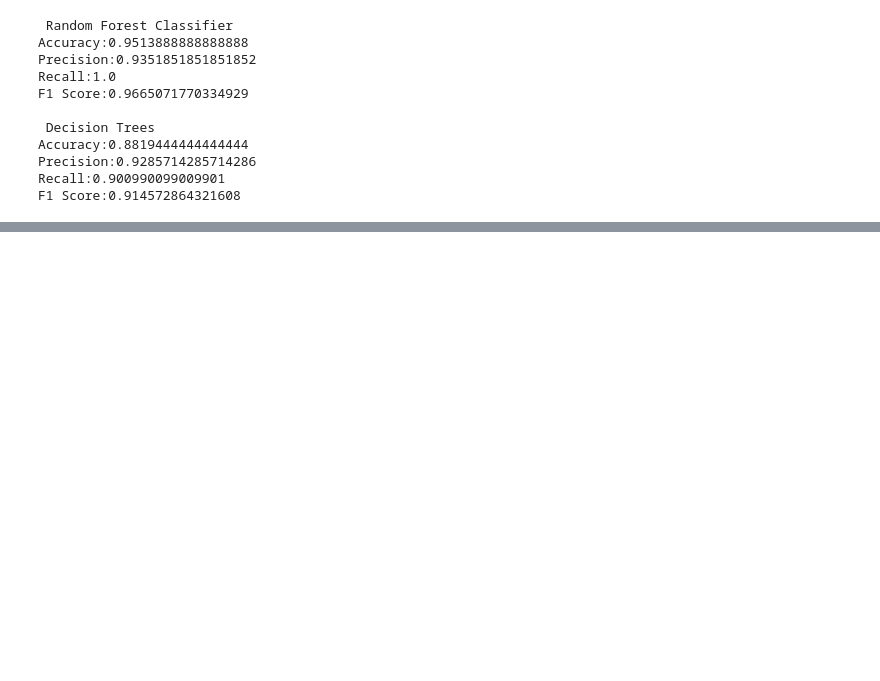
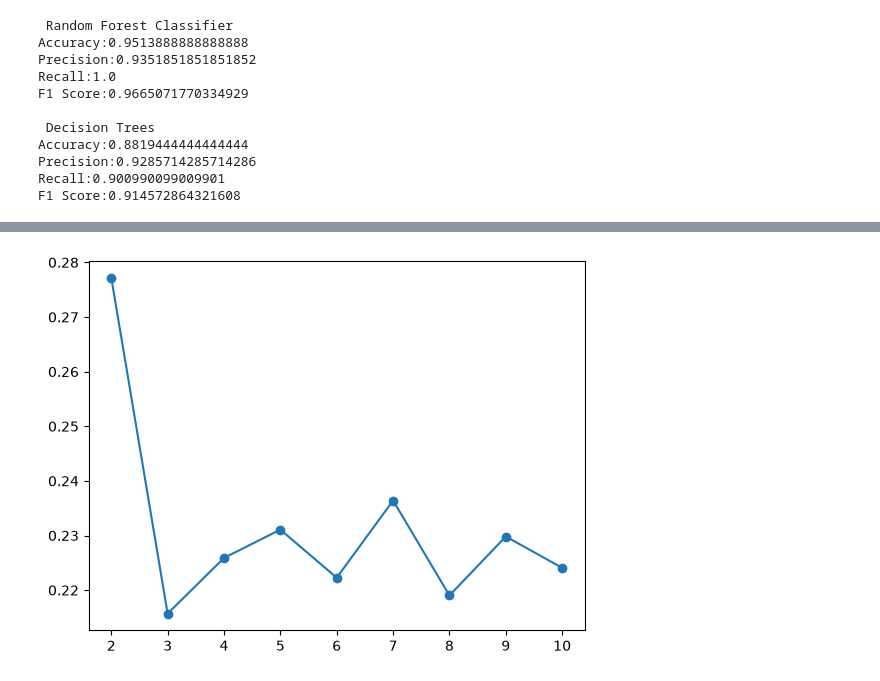
Before and after one commit to NiharikaKrishna-DS/logistics_delivery_risk_intelligence, a Jupyter notebook: logistics_delivery_risk_intelligence.ipynb, the cells around one changed output, grey strips where cells are left out. Drawn from its saved outputs; the diff is of its cells as text; code cells hidden in the pictures; blank space fills up the shorter version.

```diff
--- a/logistics_delivery_risk_intelligence.ipynb
+++ b/logistics_delivery_risk_intelligence.ipynb
@@ -725,0 +804,31 @@ On the chronological test set, the Decision Tree and Random Forest results are s
+# %%
+from sklearn.metrics import silhouette_score
+
+scores = [ ]
+
+for k in range(2,11):
+    labels = KMeans(
+       random_state=42,
+       n_clusters = k,
+       n_init = 10
+    )
+
+    labels = labels.fit_predict(
+        cluster_x
+    )
+    scores.append(
+        silhouette_score(
+            cluster_x,
+            labels
+        )
+    )
+# %%
+plt.plot(
+    range(2,11),
+    scores,
+    marker = 'o'
+         )
+plt.show
+plt.savefig(r"D:\Projects\Logistics Delivery Risk Intelligence\outputs\tasks6\silhouette_curve.png")
+# %% [output]
+[figure, added]
```
Also changed, not shown: parts of 48 cells of this notebook, 2 other files.
